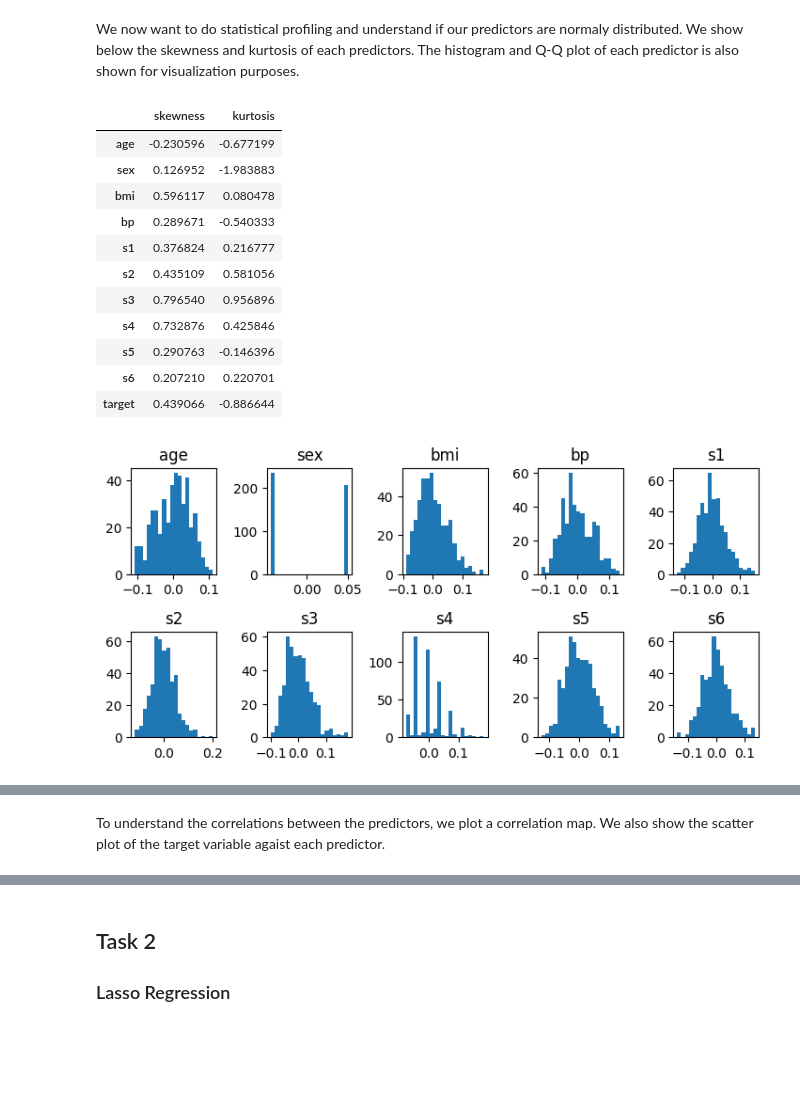
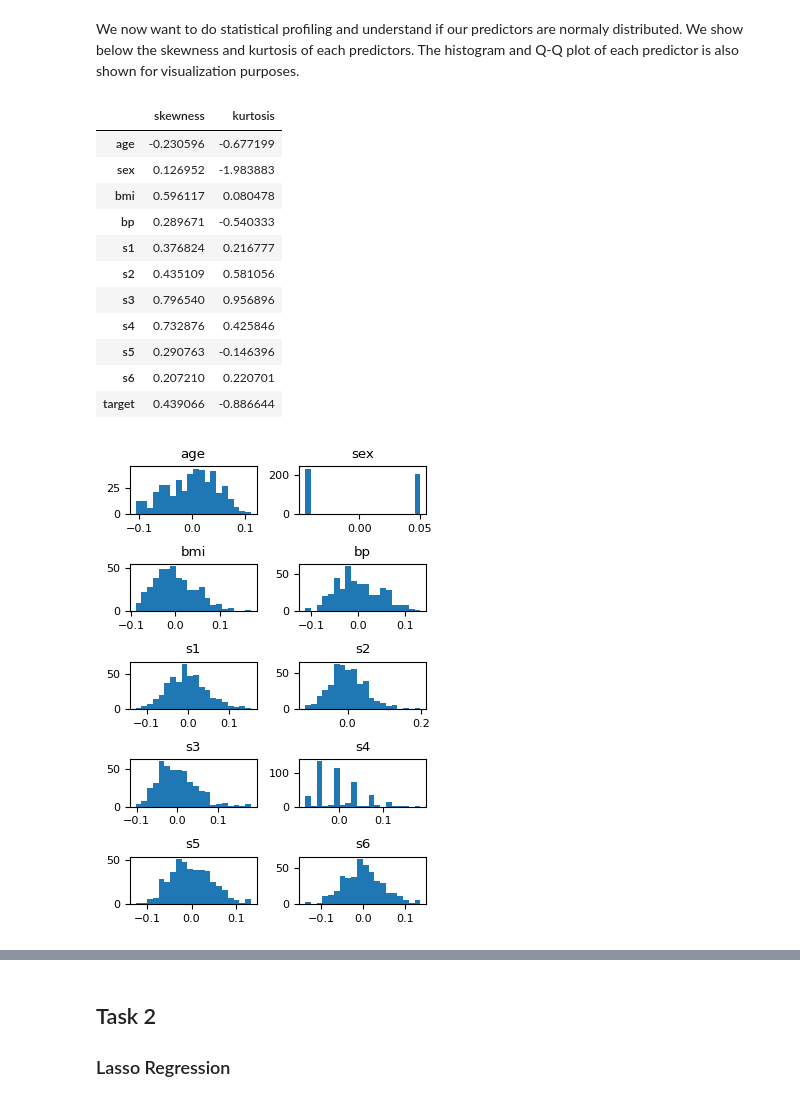
Before and after one commit to MathiasD-P/ECSE_551_A1, a Jupyter notebook: regression.ipynb, the cells around one changed output, grey strips where cells are left out. Saved outputs shown, nothing was run; the diff lists cells and outputs as text; code cells hidden in the pictures; blank space fills up the shorter version.

```diff
--- a/regression.ipynb
+++ b/regression.ipynb
@@ -9,6 +9,8 @@ from sklearn.model_selection import train_test_split
 from sklearn.metrics import mean_squared_error
 from sklearn.linear_model import LinearRegression
 from sklearn.preprocessing import StandardScaler
+
+plt.rcParams.update({"font.size": 8})
 # %% [markdown]
 ## Task 1
 
@@ -70,36 +72,36 @@ display(pd.DataFrame(
 ))
 
 # histogram of each of the features
-fig, axs = plt.subplots(2, 5, figsize=(7.25, 7.25/2))
+fig, axs = plt.subplots(5, 2, figsize=(3.5, 5))
 for i, ax in enumerate(axs.ravel()):
     ax.hist(X_reg[:, i], bins=20)
     ax.set_title(diabetes.feature_names[i])
 
 fig.tight_layout()
 plt.show()
 
 
-fig, axs = plt.subplots(5, 2, figsize=(7.25, 7.25 * 1.5))
+fig, axs = plt.subplots(2, 5, figsize=(7.16, 7.16/2))
 
 for i, ax in enumerate(axs.ravel()):
 
     # Q-Q plot
     probplot(X_reg[:, i], dist="norm", plot=ax)
     ax.set_title(f"{diabetes.feature_names[i]}")
 
 fig.tight_layout()
 plt.show()
 # %% [output]
 |  | skewness | kurtosis |
 | age | -0.230596 | -0.677199 |
 | sex | 0.126952 | -1.983883 |
 | bmi | 0.596117 | 0.080478 |
 | bp | 0.289671 | -0.540333 |
 | s1 | 0.376824 | 0.216777 |
 | s2 | 0.435109 | 0.581056 |
 | s3 | 0.796540 | 0.956896 |
 | s4 | 0.732876 | 0.425846 |
 | s5 | 0.290763 | -0.146396 |
 | s6 | 0.207210 | 0.220701 |
 | target | 0.439066 | -0.886644 |
-[figure, old version]
+[figure, new version]
@@ -107,4 +109,2 @@ plt.show()
-# %% [markdown]
-To understand the correlations between the predictors, we plot a correlation map. We also show the scatter plot of the target variable agaist each predictor.
 # %%
 # correlation matrix
```
Also changed, not shown: parts of 18 cells of this notebook.
